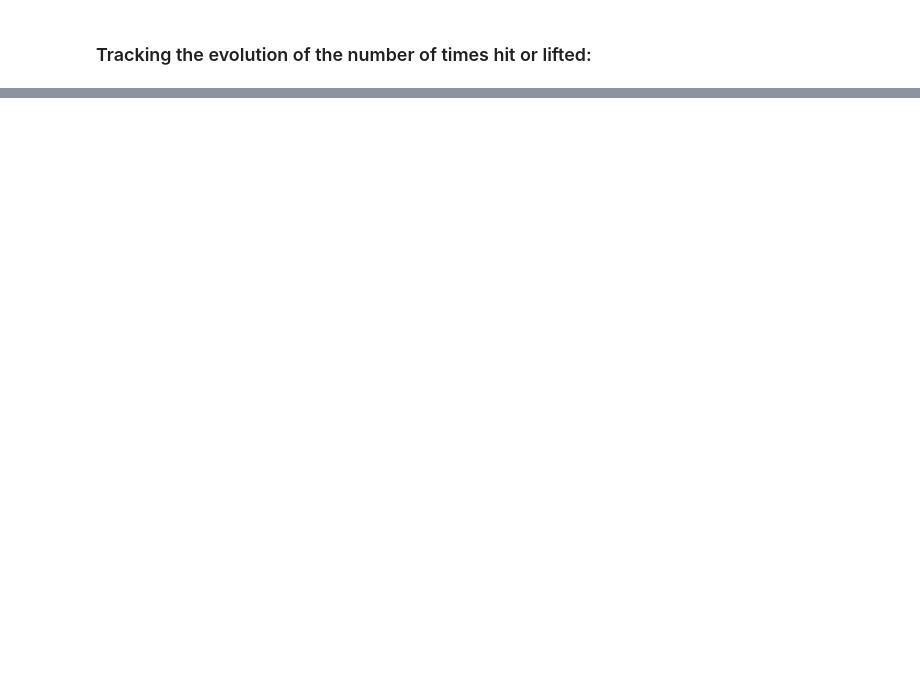
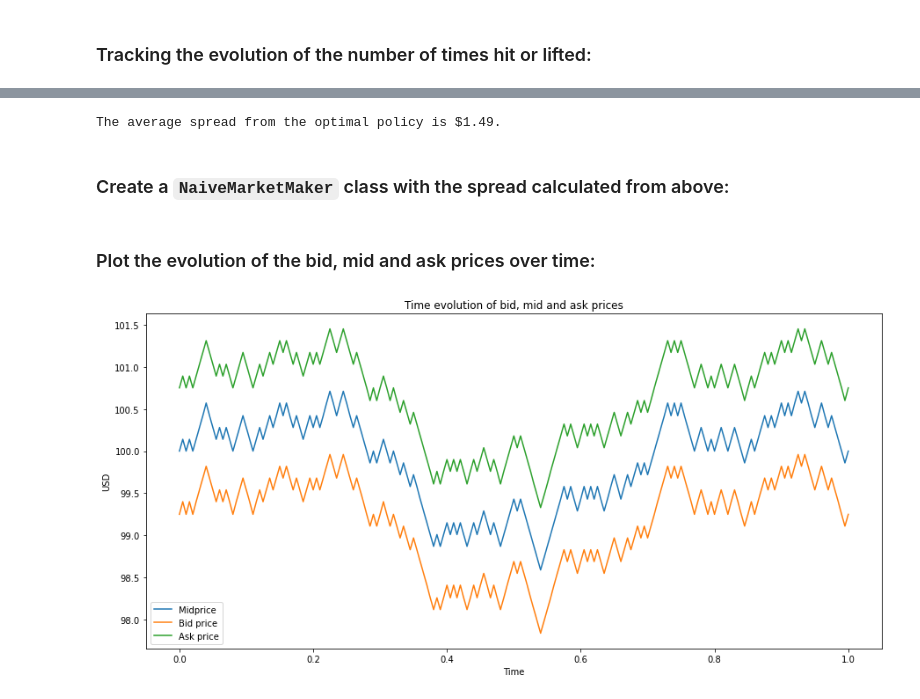
Before and after one commit to sunnymshah95/CME-241-RLinFinance, a Jupyter notebook: Assignment 10/assignment10-solutions.ipynb, the cells around one changed output, grey strips where cells are left out. Drawn from its saved outputs; the diff is of its cells as text; code cells hidden in the pictures; blank space fills up the shorter version.

Commit message:
Implemented NaiveMarketMaker

```diff
--- a/Assignment 10/assignment10-solutions.ipynb
+++ b/Assignment 10/assignment10-solutions.ipynb
@@ -174,0 +177,49 @@ plt.show()
+# %%
+num_traces = 10000
+
+avg_spread = np.mean([state.GetSpread() for state in OMM.simulate() for _ in range(10000)])
+print(f"The average spread from the optimal policy is ${avg_spread:.2f}.")
+# %% [output]
+The average spread from the optimal policy is $1.49.
+# %% [markdown]
+### Create a `NaiveMarketMaker` class with the spread calculated from above:
+# %%
+@dataclass(frozen=True)
+class NaiveMarketMaker(MarketMakerSimulator):
+    avg_spread : float
+
+    def CalculatePrices(self, mid : float, inventory : int, time : float) -> Tuple[float, float]:
+        diff = self.avg_spread / 2
+
+        return mid - diff, mid + diff
+# %%
+c = 140.0
+k = 1.5
+I0 = 0
+S0 = 100.0
+T = 1.0
+dt = 0.005
+gamma = 0.1
+sigma = 2.0
+
+NMM = NaiveMarketMaker(c=c, k=k, I0=I0, S0=S0, T=T, dt=dt, sigma=sigma, avg_spread=avg_spread)
+traces = [i for i in NMM.simulate()]
+# %% [markdown]
+### Plot the evolution of the bid, mid and ask prices over time:
+# %%
+mid = [state.midpoint for state in traces]
+bid = [state.bid for state in traces]
+ask = [state.ask for state in traces]
+time = [state.time for state in traces]
+
+plt.plot(time, mid, label='Midprice')
+plt.plot(time, bid, label='Bid price')
+plt.plot(time, ask, label='Ask price')
+
+plt.xlabel("Time")
+plt.ylabel("USD")
+plt.title("Time evolution of bid, mid and ask prices")
+plt.legend()
+plt.show()
+# %% [output]
+[figure, added]
```
Also changed, not shown: parts of 11 cells of this notebook.
